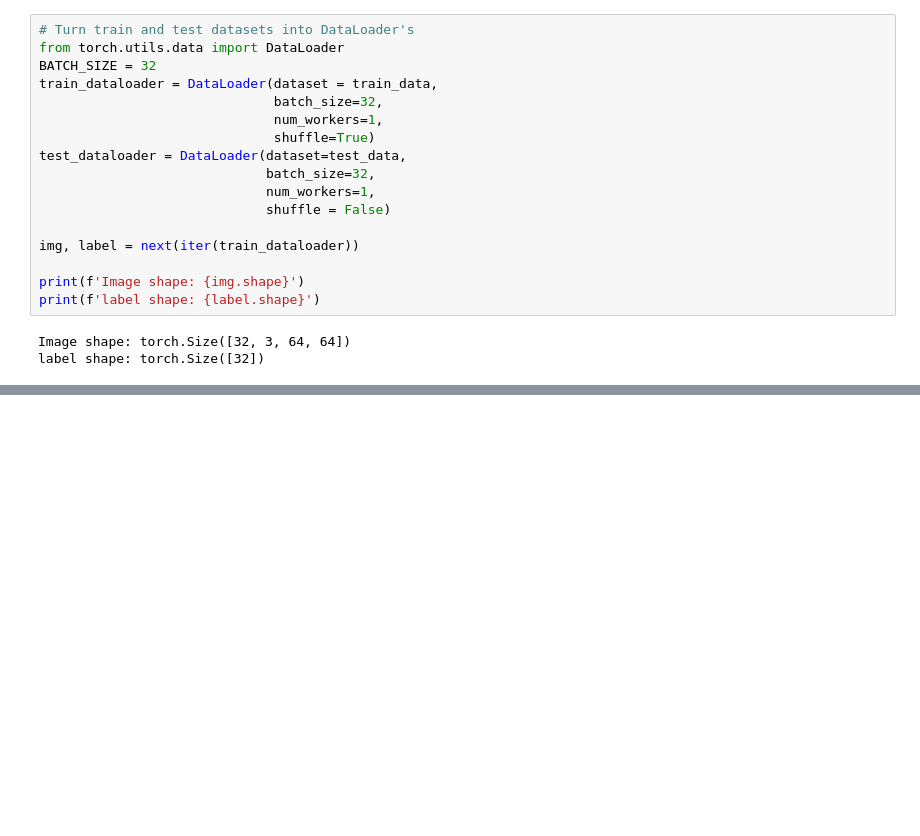
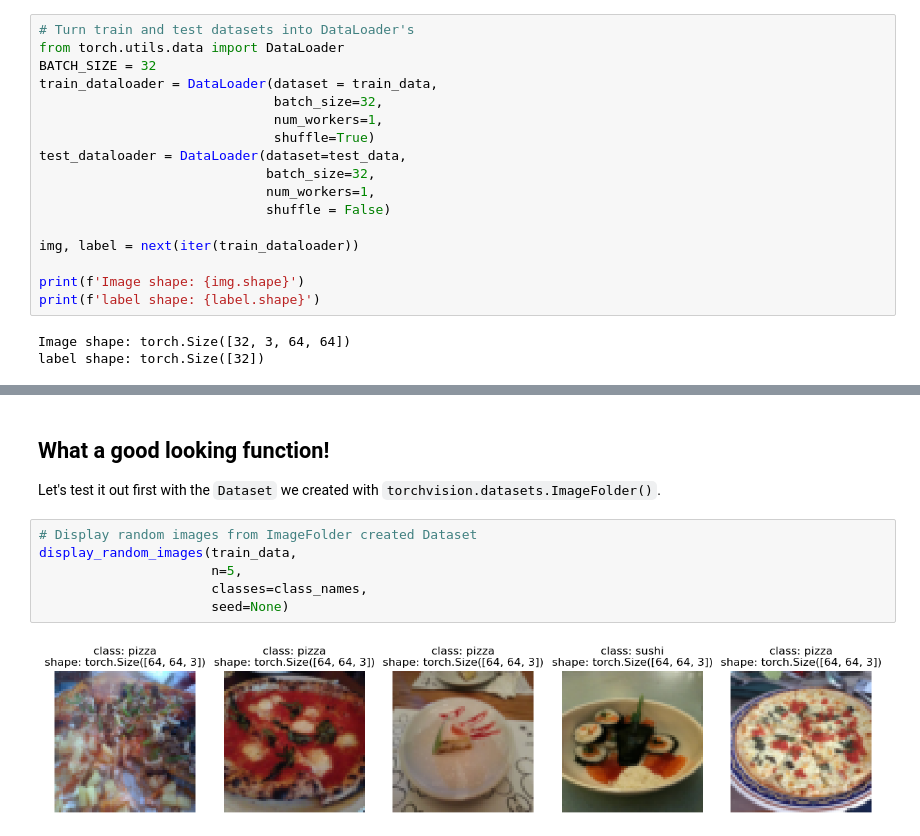
Before and after one commit to mahdiislam79/Pizza_steak_sushi_prediction_Pytorch, a Jupyter notebook: code.ipynb, the cells around one changed output, grey strips where cells are left out. Drawn from its saved outputs; the diff is of its cells as text; blank space fills up the shorter version.

Commit message:
training and testing basic model

```diff
--- a/code.ipynb
+++ b/code.ipynb
@@ -315,0 +540,12 @@ label shape: torch.Size([32])
+# %% [markdown]
+## What a good looking function!
+
+Let's test it out first with the `Dataset` we created with `torchvision.datasets.ImageFolder()`.
+# %%
+# Display random images from ImageFolder created Dataset
+display_random_images(train_data,
+                      n=5,
+                      classes=class_names,
+                      seed=None)
+# %% [output]
+[figure, added]
```
Also changed, not shown: parts of 69 cells of this notebook.
